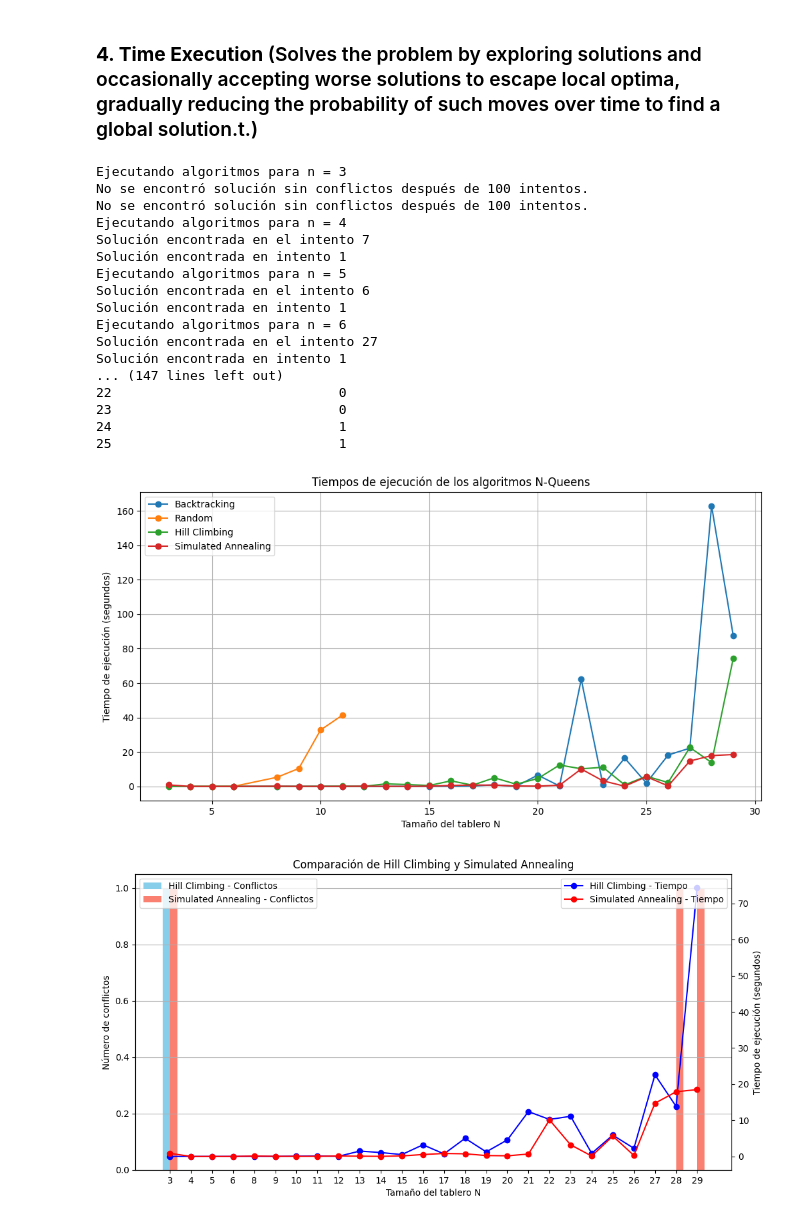
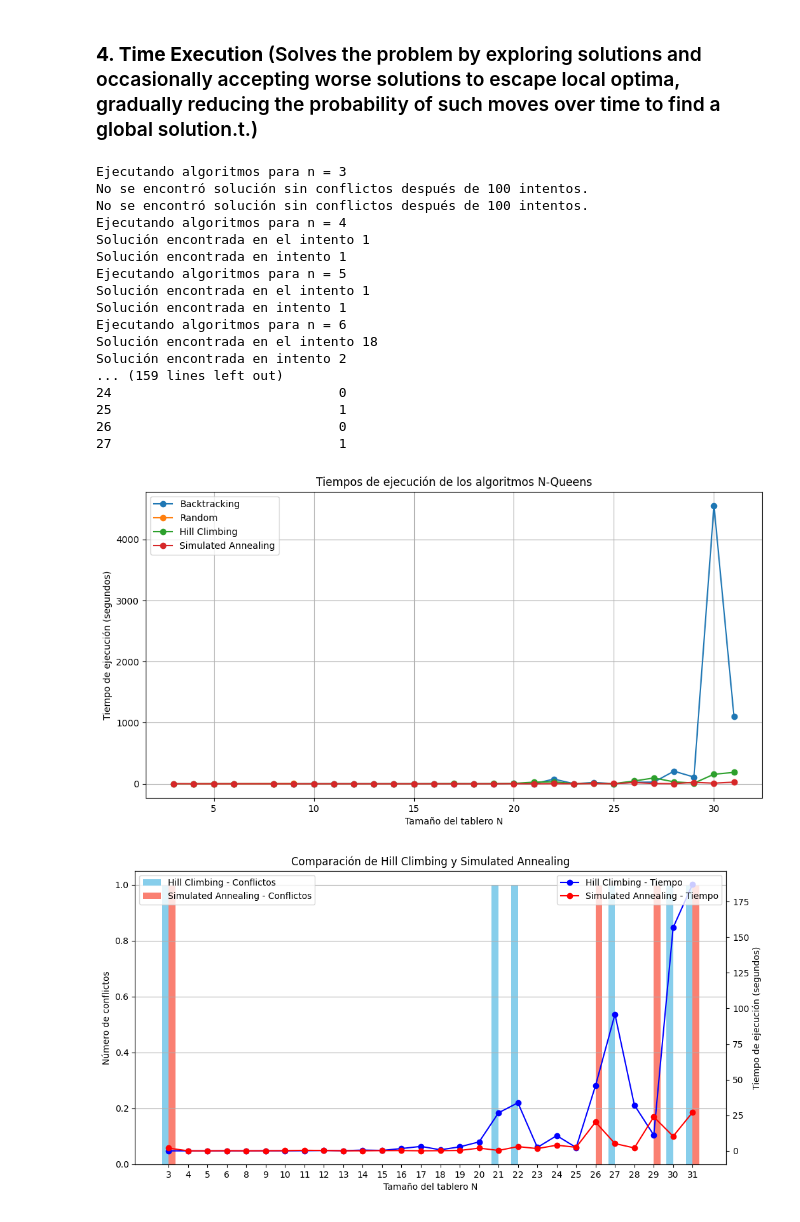
Before and after one commit to BrajanNieto/n-queens, a Jupyter notebook: IA_Fundamentals_NQueensProblem_BrajanNieto.ipynb, the cells around one changed output. Drawn from its saved outputs; the diff is of its cells as text; code cells hidden in the pictures.

```diff
--- a/IA_Fundamentals_NQueensProblem_BrajanNieto.ipynb
+++ b/IA_Fundamentals_NQueensProblem_BrajanNieto.ipynb
@@ -493,7 +493,7 @@ Conflictos en la mejor solución: 0
 ### <b>4. Time Execution </b> (Solves the problem by exploring solutions and occasionally accepting worse solutions to escape local optima, gradually reducing the probability of such moves over time to find a global solution.t.)
 # %%
 # List of n values
-n_values = [ 3, 4, 5, 6, 8, 9, 10, 11,12,13,14,15,16,17,18,19,20,21,22,23,24,25,26,27,28,29]
+n_values = [ 3, 4, 5, 6, 8, 9, 10, 11,12,13,14,15,16,17,18,19,20,21,22,23,24,25,26,27,28,29,30,31]
 
 # Ini list bt, rnd, hc and sa
 times_backtracking = []
@@ -586,19 +586,19 @@ Ejecutando algoritmos para n = 3
 No se encontró solución sin conflictos después de 100 intentos.
 No se encontró solución sin conflictos después de 100 intentos.
 Ejecutando algoritmos para n = 4
-Solución encontrada en el intento 7
+Solución encontrada en el intento 1
 Solución encontrada en intento 1
 Ejecutando algoritmos para n = 5
-Solución encontrada en el intento 6
+Solución encontrada en el intento 1
 Solución encontrada en intento 1
 Ejecutando algoritmos para n = 6
-Solución encontrada en el intento 27
-Solución encontrada en intento 1
-... (147 lines left out)
-22                             0
-23                             0
-24                             1
+Solución encontrada en el intento 18
+Solución encontrada en intento 2
+... (159 lines left out)
+24                             0
 25                             1
+26                             0
+27                             1
 # %%
 # Asegurarse de que los tiempos sean numéricos y manejar valores None
 df_plot = df.copy()
@@ -617,8 +617,9 @@ plt.legend()
 plt.grid(True)
 plt.show()
 # %% [output]
-[figure, old version]
+[figure, new version]
 # %%
+df_plot = df.copy()
 df_plot.replace({None: np.nan}, inplace=True)
 
 # Configurar la figura y los ejes
@@ -632,34 +633,34 @@ width = 0.35  # Ancho de las barras
 # Barras para la cantidad de conflictos
 conflicts_hc = df_plot['Conflicts_HillClimbing']
 conflicts_sa = df_plot['Conflicts_SimulatedAnnealing']
 
 ax1.bar(ind - width/2, conflicts_hc, width, label='Hill Climbing - Conflictos', color='skyblue')
 ax1.bar(ind + width/2, conflicts_sa, width, label='Simulated Annealing - Conflictos', color='salmon')
 
 ax1.set_xlabel('Tamaño del tablero N')
 ax1.set_ylabel('Número de conflictos')
 ax1.set_title('Comparación de Hill Climbing y Simulated Annealing')
 ax1.set_xticks(ind)
 ax1.set_xticklabels(n)
 ax1.legend(loc='upper left')
 ax1.grid(True, axis='y')
 
 # Crear un segundo eje Y para los tiempos de ejecución
 ax2 = ax1.twinx()
 
 # Líneas para los tiempos de ejecución
 time_hc = df_plot['Time_HillClimbing']
 time_sa = df_plot['Time_SimulatedAnnealing']
 
 ax2.plot(ind, time_hc, marker='o', color='blue', label='Hill Climbing - Tiempo')
 ax2.plot(ind, time_sa, marker='o', color='red', label='Simulated Annealing - Tiempo')
 
 ax2.set_ylabel('Tiempo de ejecución (segundos)')
 ax2.legend(loc='upper right')
 
 plt.show()
 # %% [output]
-[figure, old version]
+[figure, new version]
 # %%
 plt.figure(figsize=(12, 6))
 
```
Also changed, not shown: parts of 11 cells of this notebook.
